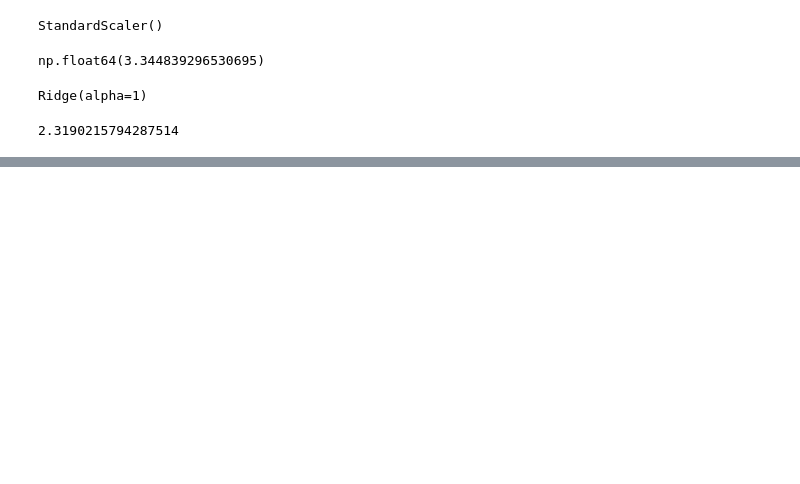
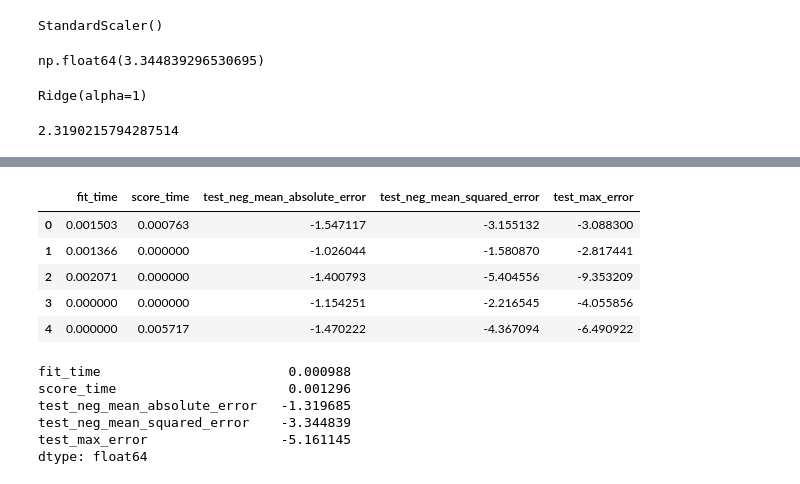
Before and after one commit to AlexTmbMifi/ML_basic, a Jupyter notebook: CrossValidation.ipynb, the cells around one changed output, grey strips where cells are left out. Drawn from its saved outputs; the diff is of its cells as text; code cells hidden in the pictures; blank space fills up the shorter version.

```diff
--- a/CrossValidation.ipynb
+++ b/CrossValidation.ipynb
@@ -215,0 +220,3 @@ mean_squared_error(y_test, y_final_test_pred)
+# %%
+# можем в scoring передать список из нескольких метрик
+scores = cross_validate(model, X_train, y_train, scoring=['neg_mean_absolute_error','neg_mean_squared_error','max_error'],cv=5)
@@ -215,0 +231,21 @@ mean_squared_error(y_test, y_final_test_pred)
+# %%
+# преобразование в читаемый вид
+scores = pd.DataFrame(scores)
+scores
+# %% [output]
+|  | fit_time | score_time | test_neg_mean_absolute_error | test_neg_mean_squared_error | test_max_error |
+| 0 | 0.001503 | 0.000763 | -1.547117 | -3.155132 | -3.088300 |
+| 1 | 0.001366 | 0.000000 | -1.026044 | -1.580870 | -2.817441 |
+| 2 | 0.002071 | 0.000000 | -1.400793 | -5.404556 | -9.353209 |
+| 3 | 0.000000 | 0.000000 | -1.154251 | -2.216545 | -4.055856 |
+| 4 | 0.000000 | 0.005717 | -1.470222 | -4.367094 | -6.490922 |
+# %%
+# по сути в scores записана детализация расчётов и несколько метрик
+scores.mean()
+# %% [output]
+fit_time                        0.000988
+score_time                      0.001296
+test_neg_mean_absolute_error   -1.319685
+test_neg_mean_squared_error    -3.344839
+test_max_error                 -5.161145
+dtype: float64
```
Also changed, not shown: parts of 3 cells of this notebook.
